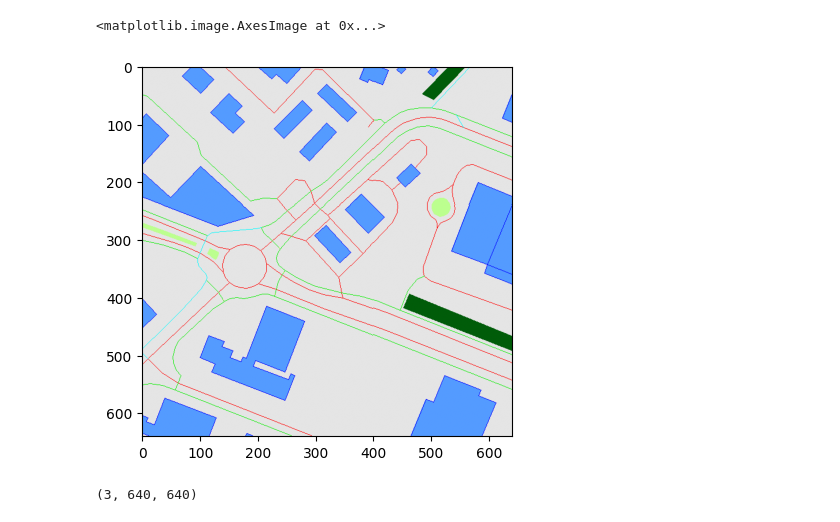
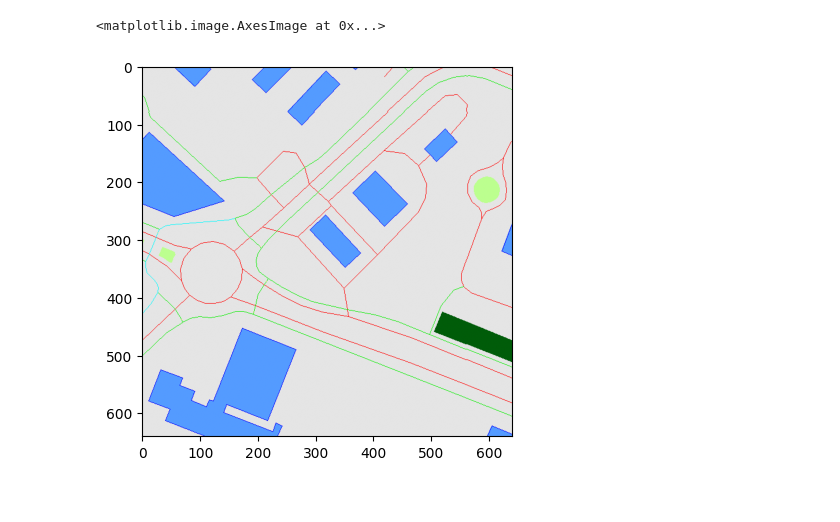
Before and after one commit to lipefree/semester-project-vita, a Jupyter notebook: CCVPE/test_download_osm.ipynb, the cells around one changed output. Cells and saved outputs as stored; diff of their text form; code cells hidden in the pictures.

Commit message:
fix: fix osm tiles download to right zoom and resolution

```diff
--- a/CCVPE/test_download_osm.ipynb
+++ b/CCVPE/test_download_osm.ipynb
@@ -41,15 +40,13 @@ plt.imshow(map_viz)
+# %%
+raster = get_osm_raster((46.223181, 6.068631))
+map_viz = Colormap.apply(raster)
+plt.imshow(map_viz)
+# %% [output]
+<matplotlib.image.AxesImage at 0x...>
+[figure, added]
 # %%
 # We need to figure out pixe_per_meter for each dataset
-ppm = 640/102.4/2# To get 640x640 pixels at the end
-tiler = TileManager.from_bbox(proj, bbox, ppm)
-canvas = tiler.query(bbox)
-map_viz = Colormap.apply(canvas.raster)
+raster = get_osm_raster((46.223181, 6.068631))
+map_viz = Colormap.apply(raster)
 
-plt.imshow(map_viz)
+#plt.imshow(map_viz)
-# %% [output]
-<matplotlib.image.AxesImage at 0x...>
-[figure, removed]
-# %%
-canvas.raster.shape
-# %% [output]
-(3, 640, 640)
```
Also changed, not shown: parts of 20 cells of this notebook, 3 other files.
